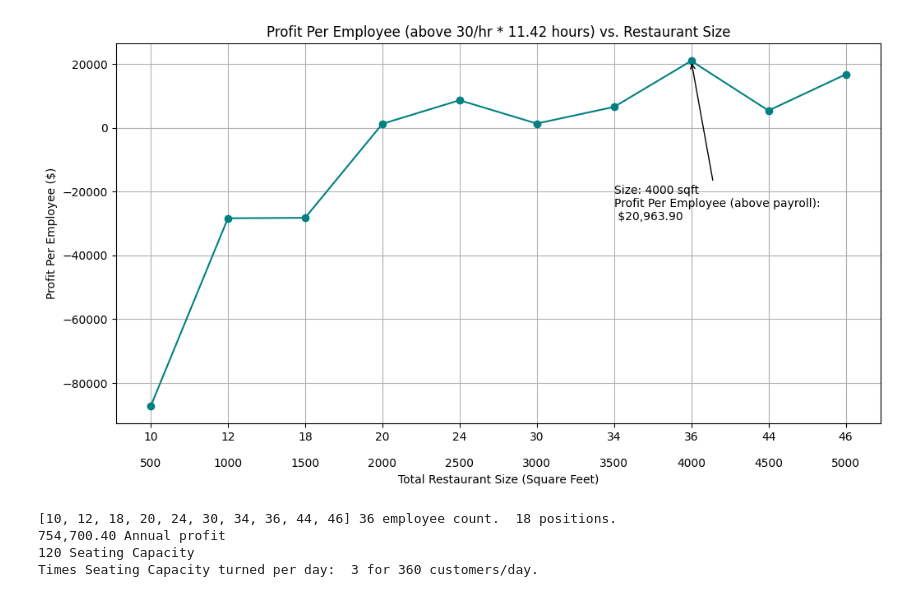
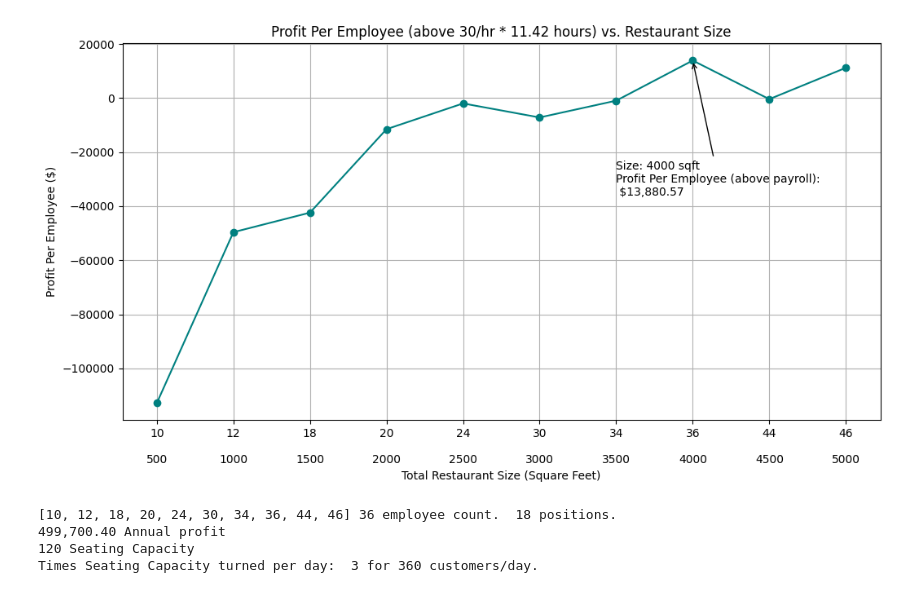
Before and after one commit to wark77/Restaurant_calculator_0.1, a Jupyter notebook: restaurant_calc_(120medium).ipynb, the cells around one changed output. Drawn from its saved outputs; the diff is of its cells as text; code cells hidden in the pictures.

```diff
--- a/restaurant_calc_(120medium).ipynb
+++ b/restaurant_calc_(120medium).ipynb
@@ -10,6 +10,8 @@ testwage=30 #30/hr bare min 2024
 shift_multiplier=2 #two staff per position at an 80 hr position, 3.5 day weeks of 11.42hr days
 ingredient_price=20
 sale_price=74.05
+startup_costs=425000
+startup_costs_annual_payment=startup_costs*.05*12
 ingredient_markup_percentage = 100*sale_price/ingredient_price
 
 # Step 1: Define constants for average costs and parameters
@@ -38,7 +40,7 @@ seats_per_manager = 100  # Seats per manager
 def calculate_overhead_expenses(sqft):
     rent = rent_per_sqft * sqft
     utilities = utilities_per_sqft * sqft
-    total_overhead = rent + utilities + licenses_cost
+    total_overhead = rent + utilities + licenses_cost + startup_costs_annual_payment
     return total_overhead
 
 # Step 3: Function to calculate revenue, profit, and detailed staff needs
@@ -87,35 +89,35 @@ for sqft in sqft_range:
     ppe,te,profit_temp,seat_temp = calculate_revenue_and_profit(sqft)
     profit_per_employee.append(ppe)
     total_employees.append(te)
     profits.append(profit_temp)
     seats.append(seat_temp)
 
 # Step 5: Plot the results
 
 plt.figure(figsize=(12, 6))
 plt.plot(sqft_range, profit_per_employee, marker='o', color='teal')
 plt.title("Profit Per Employee (above "+str(testwage)+"/hr * "+str(hours_open)+" hours) vs. Restaurant Size")
 plt.xlabel("Total Restaurant Size (Square Feet)")
 plt.ylabel("Profit Per Employee ($)")
 plt.grid(True)
 new_labels = [ ''.join([str(total_employees[x]),'\n\n'+str(sqft_range[x])]) for x in range(len(sqft_range)) ]
 plt.xticks(sqft_range,new_labels)
 #ax.set_xticklabels(total_employees)
 # Highlight the best size
 max_ppe = max(profit_per_employee)
 optimal_size = sqft_range[profit_per_employee.index(max_ppe)]
 plt.annotate(f'Size: {optimal_size} sqft\nProfit Per Employee (above payroll):\n ${max_ppe:,.2f}',
              xy=(optimal_size, max_ppe), xytext=(optimal_size -500, max_ppe - 50000),  #arrow text location
              arrowprops=dict(facecolor='black', arrowstyle="->"))
 
 plt.show()
 print(total_employees,total_employees[profit_per_employee.index(max_ppe)], 'employee count. ',f'{(total_employees[profit_per_employee.index(max_ppe)]/shift_multiplier):.0f}','positions.')
 print(f'{profits[profit_per_employee.index(max_ppe)]:,.2f}',"Annual profit")
 print(f'{seats[profit_per_employee.index(max_ppe)]:.0f}',"Seating Capacity")
 print("Times Seating Capacity turned per day: ",times_seats_turned_per_day,"for "+str(f'{(seats[profit_per_employee.index(max_ppe)]*times_seats_turned_per_day):.0f}')+" customers/day.")
 # %% [output]
-[figure, old version]
+[figure, new version]
 [10, 12, 18, 20, 24, 30, 34, 36, 44, 46] 36 employee count.  18 positions.
-754,700.40 Annual profit
+499,700.40 Annual profit
 120 Seating Capacity
 Times Seating Capacity turned per day:  3 for 360 customers/day.
```
